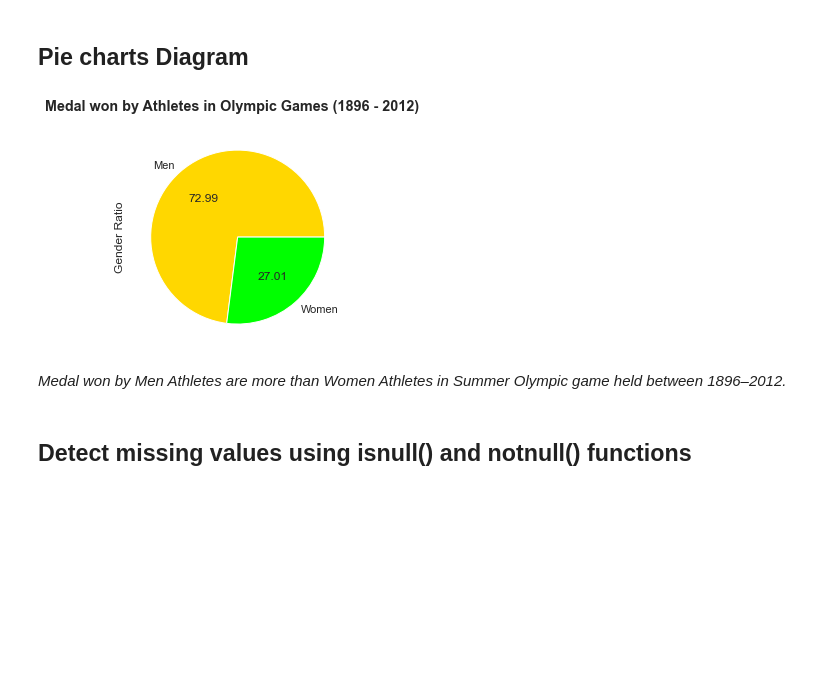
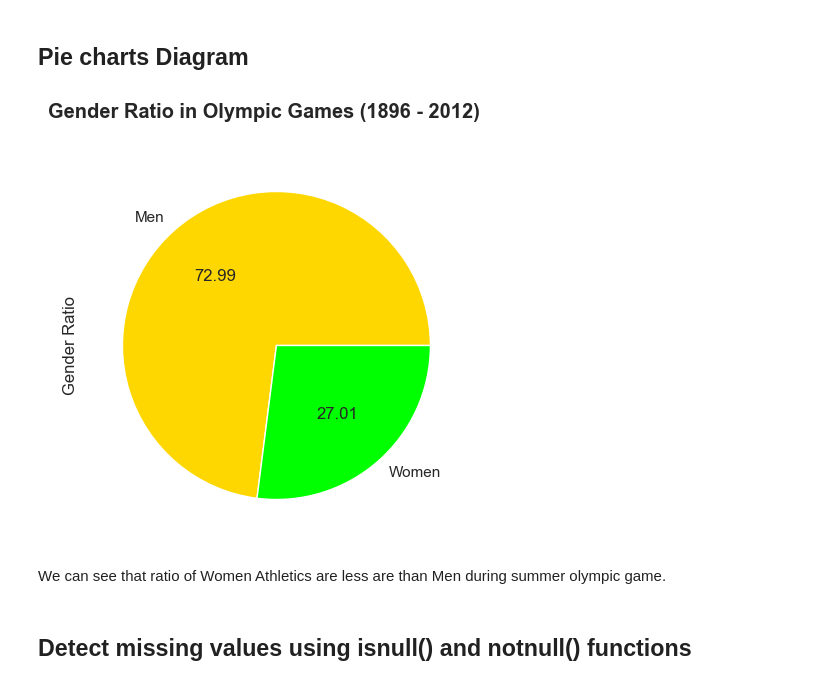
Before and after one commit to saurav29singh/Udacity_Project, a Jupyter notebook: Olympic_Dataset_Study.ipynb, the cells around one changed output. Saved outputs shown, nothing was run; the diff lists cells and outputs as text; code cells hidden in the pictures; blank space fills up the shorter version.

```diff
--- a/Olympic_Dataset_Study.ipynb
+++ b/Olympic_Dataset_Study.ipynb
@@ -174,14 +187,14 @@ _Around year 1900, participation of women athlete were less._
 ## **Pie charts Diagram** ##
 # %%
 fig, ax = plt.subplots()
-fig.suptitle('Medal won by Athletes in Olympic Games (1896 - 2012)', fontweight ="bold")
+fig.suptitle('Gender Ratio in Olympic Games (1896 - 2012)', fontweight ="bold")
 df.groupby('Gender').size().plot(kind='pie', autopct='%.2f', colors=['gold', 'lime'],ax=None)
 ax.set_ylabel('Gender Ratio')
 plt.show()
 # %% [output]
-[figure, old version]
+[figure, new version]
-# %% [markdown]
-_Medal won by Men Athletes are more than Women Athletes in Summer Olympic game held between 1896–2012._
+# %% [markdown]
+We can see that ratio of Women Athletics are less are than Men during summer olympic game.
 # %% [markdown]
 ## **Detect missing values using isnull() and notnull() functions** ##
 # %%
```
Also changed, not shown: parts of 18 cells of this notebook.
